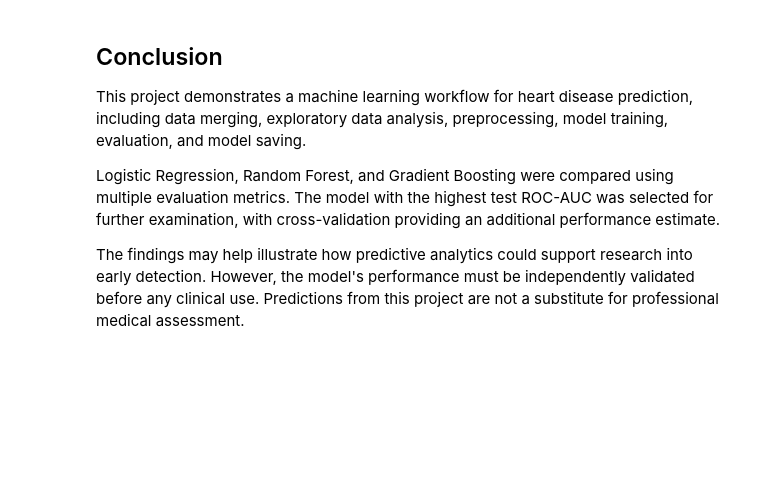
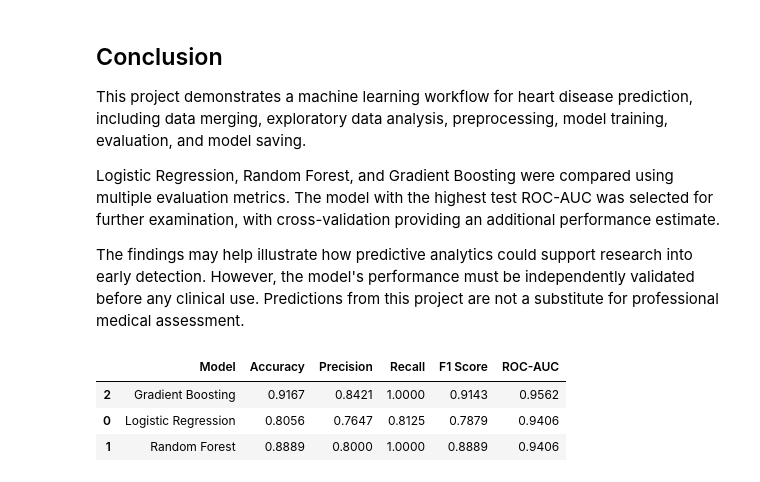
Before and after one commit to sujal-5104/Heart-Disease-Prediction, a Jupyter notebook: Heart_Disease_Prediction.ipynb, the cells around one changed output. Cells and saved outputs as stored; diff of their text form; code cells hidden in the pictures; blank space fills up the shorter version.

```diff
--- a/Heart_Disease_Prediction.ipynb
+++ b/Heart_Disease_Prediction.ipynb
@@ -654,3 +690,11 @@ This project demonstrates a machine learning workflow for heart disease predicti
 Logistic Regression, Random Forest, and Gradient Boosting were compared using multiple evaluation metrics. The model with the highest test ROC-AUC was selected for further examination, with cross-validation providing an additional performance estimate.
 
 The findings may help illustrate how predictive analytics could support research into early detection. However, the model's performance must be independently validated before any clinical use. Predictions from this project are not a substitute for professional medical assessment.
+# %%
+# Display model comparison results
+display(results_df.round(4))
+# %% [output]
+|  | Model | Accuracy | Precision | Recall | F1 Score | ROC-AUC |
+| 2 | Gradient Boosting | 0.9167 | 0.8421 | 1.0000 | 0.9143 | 0.9562 |
+| 0 | Logistic Regression | 0.8056 | 0.7647 | 0.8125 | 0.7879 | 0.9406 |
+| 1 | Random Forest | 0.8889 | 0.8000 | 1.0000 | 0.8889 | 0.9406 |
```
Also changed, not shown: parts of 2 cells of this notebook, 3 other files.
